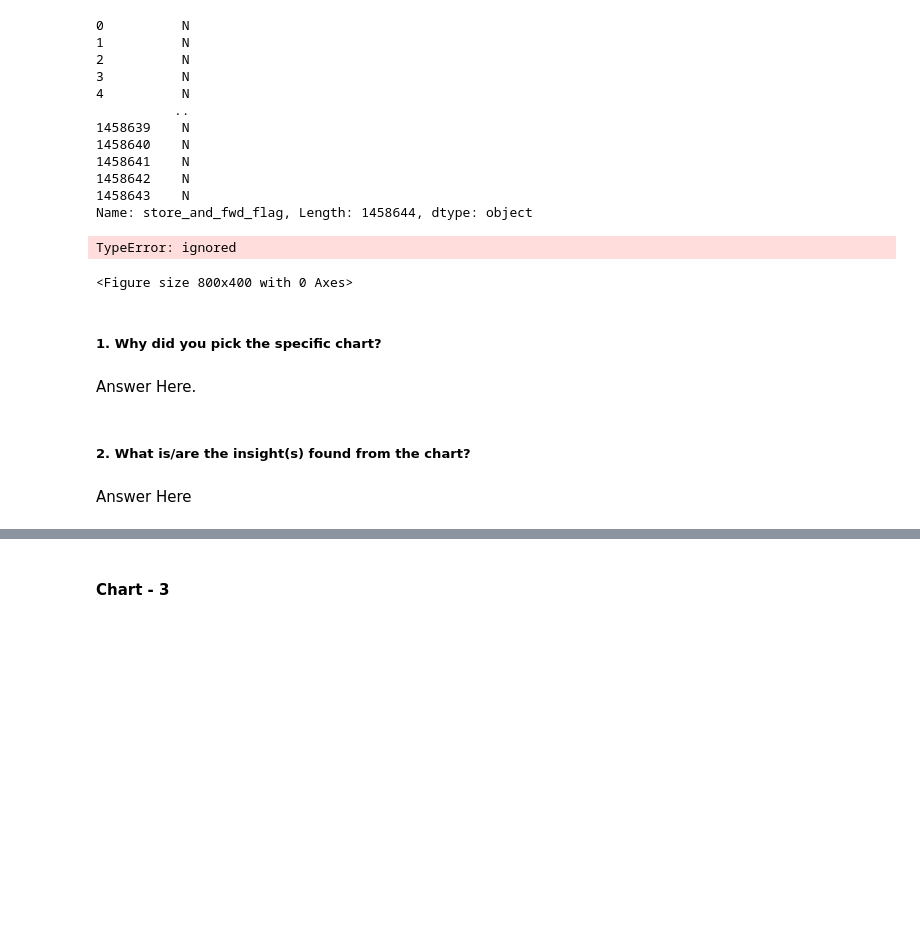
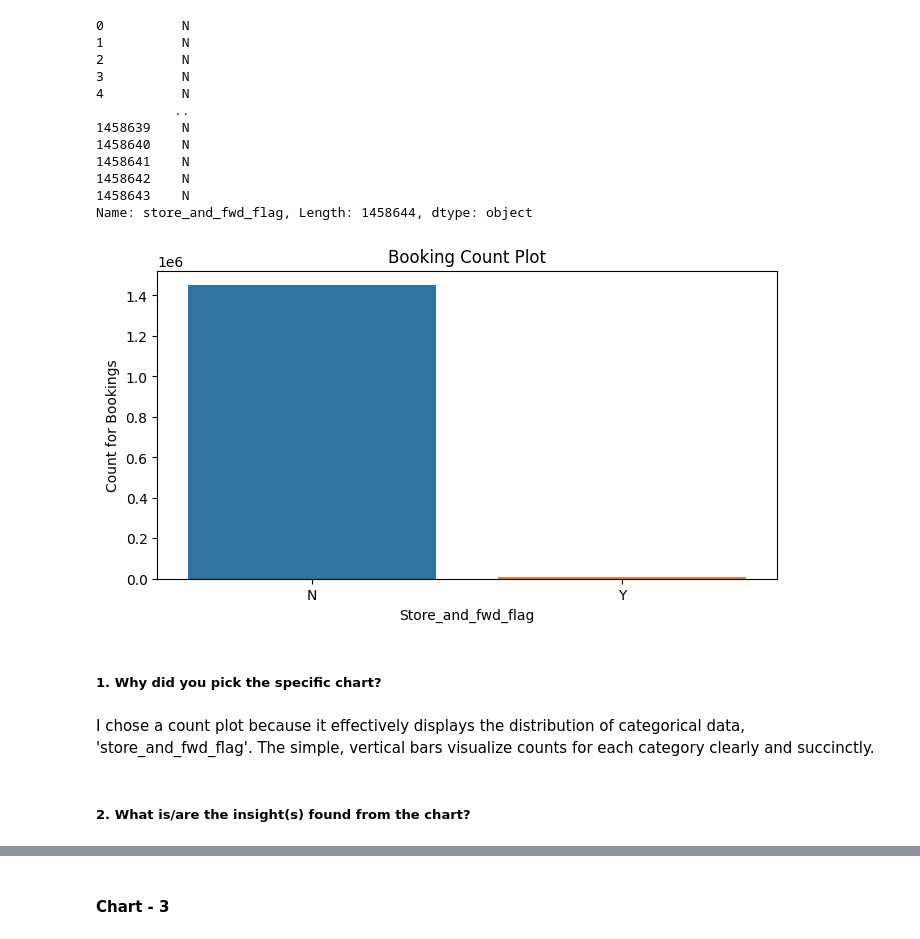
Before and after one commit to rimshaharmaen/NYC_Taxi_Time_Prediction, a Jupyter notebook: Rimsha_NYC_Taxi_Time_Prediction.ipynb, the cells around one changed output, grey strips where cells are left out. Cells and saved outputs as stored; diff of their text form; code cells hidden in the pictures; blank space fills up the shorter version.

Commit message:
Worked on data visulaization charts 2, 4,5,6,7,8,9,10

```diff
--- a/Rimsha_NYC_Taxi_Time_Prediction.ipynb
+++ b/Rimsha_NYC_Taxi_Time_Prediction.ipynb
@@ -367,9 +367,26 @@ def distance_cal(pickup_lat,pickup_long,dropoff_lat,dropoff_long):
   start_coordinates=(pickup_lat,pickup_long)
   stop_coordinates=(dropoff_lat,dropoff_long)
   return geodesic(start_coordinates,stop_coordinates).km
-# %%
-# Applying the function to our dataset and creating the feature ‘distance’.
-taxi_df['distance'] = taxi_df.apply(lambda x: distance_cal(x['pickup_latitude'],x['pickup_longitude'],x['dropoff_latitude'],x['dropoff_longitude'] ), axis=1)
+# %%
+
+from geopy.distance import geodesic
+
+
+# Define the distance_cal function
+def distance_cal(pickup_lat, pickup_long, dropoff_lat, dropoff_long):
+    start_coordinates = (pickup_lat, pickup_long)
+    stop_coordinates = (dropoff_lat, dropoff_long)
+    return geodesic(start_coordinates, stop_coordinates).km
+
+# Calculate distance using vectorized operations
+taxi_df['distance'] = np.vectorize(distance_cal)(
+    taxi_df['pickup_latitude'],
+    taxi_df['pickup_longitude'],
+    taxi_df['dropoff_latitude'],
+    taxi_df['dropoff_longitude']
+)
+
+print(taxi_df)
 # %%
 taxi_df['trip_duration_hour']=taxi_df['trip_duration']/3600
 # %%
@@ -560,21 +577,20 @@ taxi_df['store_and_fwd_flag']
 Name: store_and_fwd_flag, Length: 1458644, dtype: object
 # %%
 # Chart - 2 visualization code
-taxi_df['store_and_fwd_flag'].value_counts()
+#taxi_df['store_and_fwd_flag'].value_counts()
+taxi_df['store_and_fwd_flag'] = taxi_df['store_and_fwd_flag'].astype('category')
+
 plt.figure(figsize = (8, 4))
-sns.countplot(taxi_df['store_and_fwd_flag'])
+sns.countplot(data=taxi_df, x='store_and_fwd_flag')
 plt.title('Booking Count Plot')
-plt.xlabel('Store_and_ fwd_flag Count')
-plt.ylabel('Count for bookings')
+plt.xlabel('Store_and_fwd_flag')
+plt.ylabel('Count for Bookings')
 plt.show()
 # %% [output]
-TypeError: ignored
-<Figure size 800x400 with 0 Axes>
+[figure, added]
 # %% [markdown]
 ##### 1. Why did you pick the specific chart?
-# %% [markdown]
-Answer Here.
+# %% [markdown]
+I chose a count plot because it effectively displays the distribution of categorical data, 'store_and_fwd_flag'. The simple, vertical bars visualize counts for each category clearly and succinctly.
 # %% [markdown]
 ##### 2. What is/are the insight(s) found from the chart?
-# %% [markdown]
-Answer Here
```
Also changed, not shown: parts of 120 cells of this notebook.
